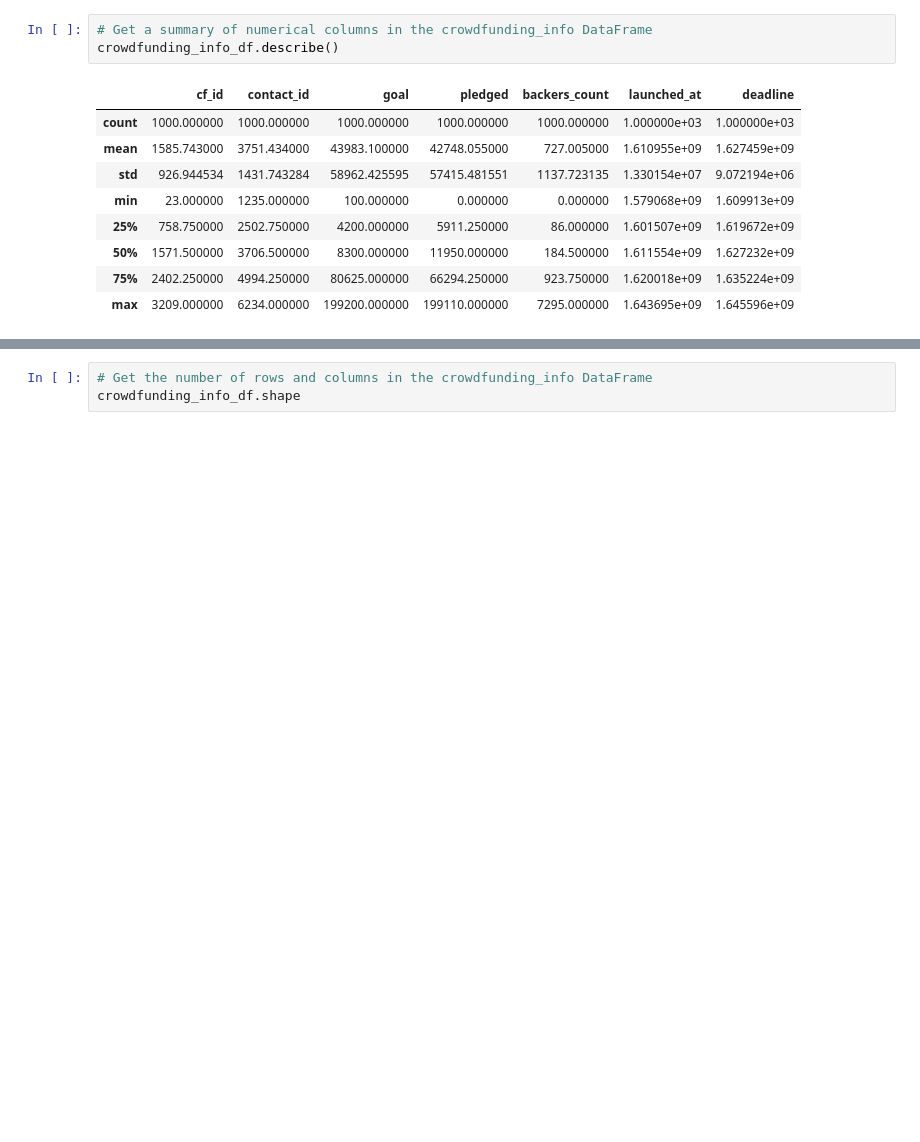
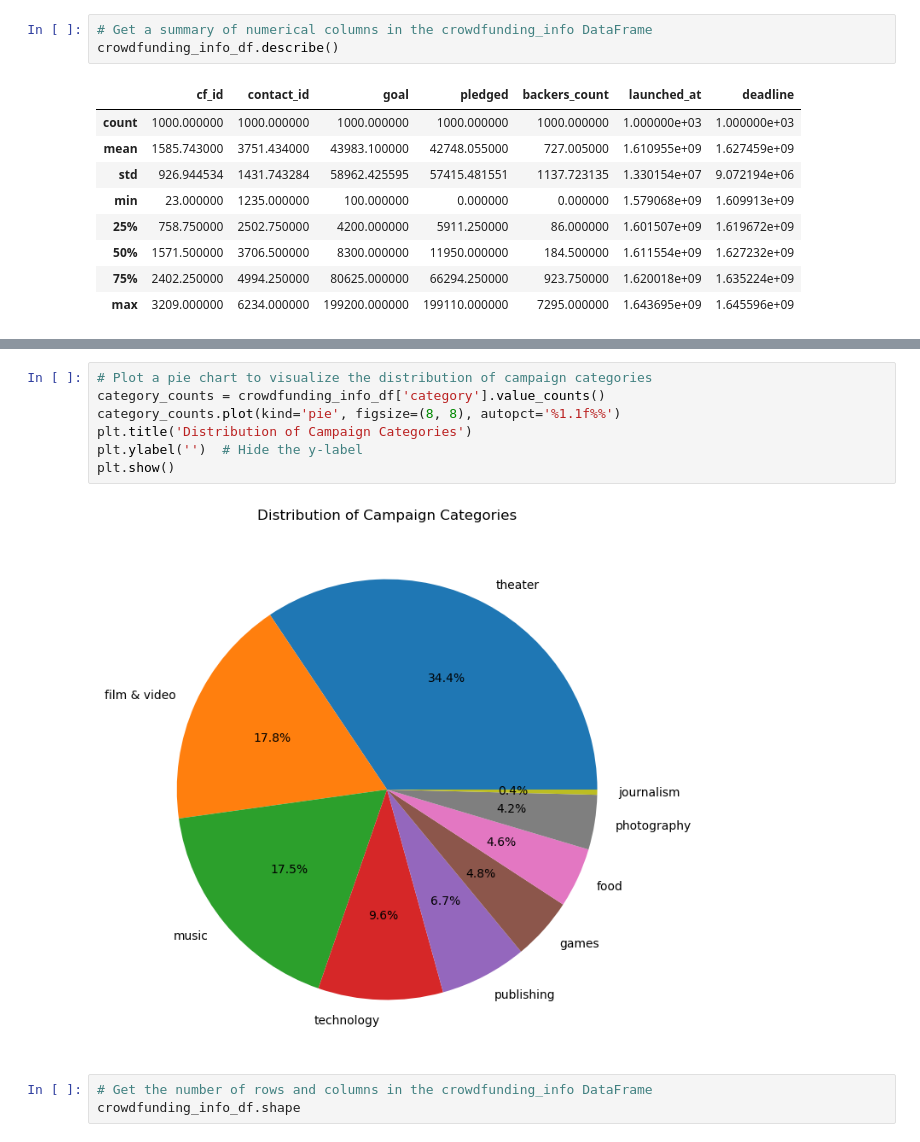
Before and after one commit to AnqaJaved/Crowdfunding_ETL, a Jupyter notebook: ETL_Mini_Project_AJaved.ipynb, the cells around one changed output, grey strips where cells are left out. Saved outputs shown, nothing was run; the diff lists cells and outputs as text; blank space fills up the shorter version.

```diff
--- a/ETL_Mini_Project_AJaved.ipynb
+++ b/ETL_Mini_Project_AJaved.ipynb
@@ -45,6 +54,15 @@ crowdfunding_info_df.describe(include='all')
 | 50% | 1571.500000 | 3706.500000 | NaN | NaN | 8300.000000 | 11950.000000 | NaN | 184.500000 | NaN | ... |
 | 75% | 2402.250000 | 4994.250000 | NaN | NaN | 80625.000000 | 66294.250000 | NaN | 923.750000 | NaN | ... |
 | max | 3209.000000 | 6234.000000 | NaN | NaN | 199200.000000 | 199110.000000 | NaN | 7295.000000 | NaN | ... |
+# %%
+# Plot a pie chart to visualize the distribution of campaign categories
+category_counts = crowdfunding_info_df['category'].value_counts()
+category_counts.plot(kind='pie', figsize=(8, 8), autopct='%1.1f%%')
+plt.title('Distribution of Campaign Categories')
+plt.ylabel('')  # Hide the y-label
+plt.show()
+# %% [output]
+[figure, added]
 # %%
 # Get the number of rows and columns in the crowdfunding_info DataFrame
 crowdfunding_info_df.shape
```
Also changed, not shown: parts of 12 cells of this notebook.
